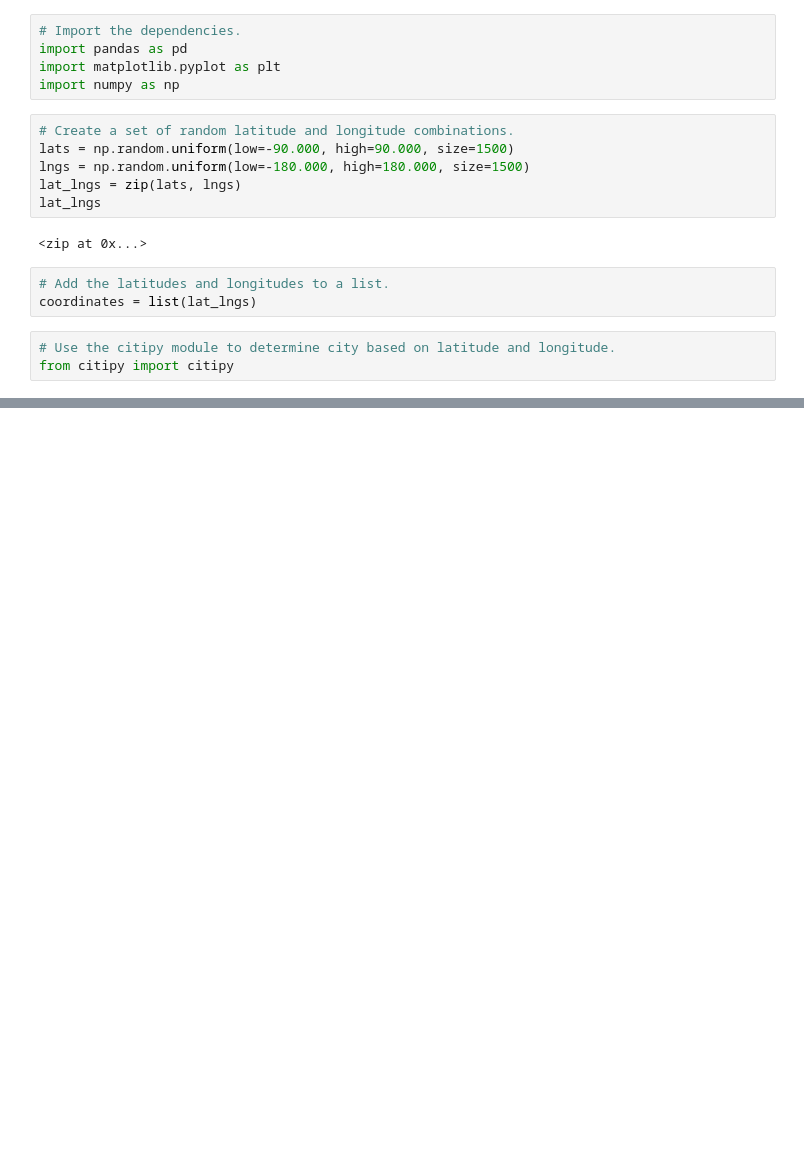
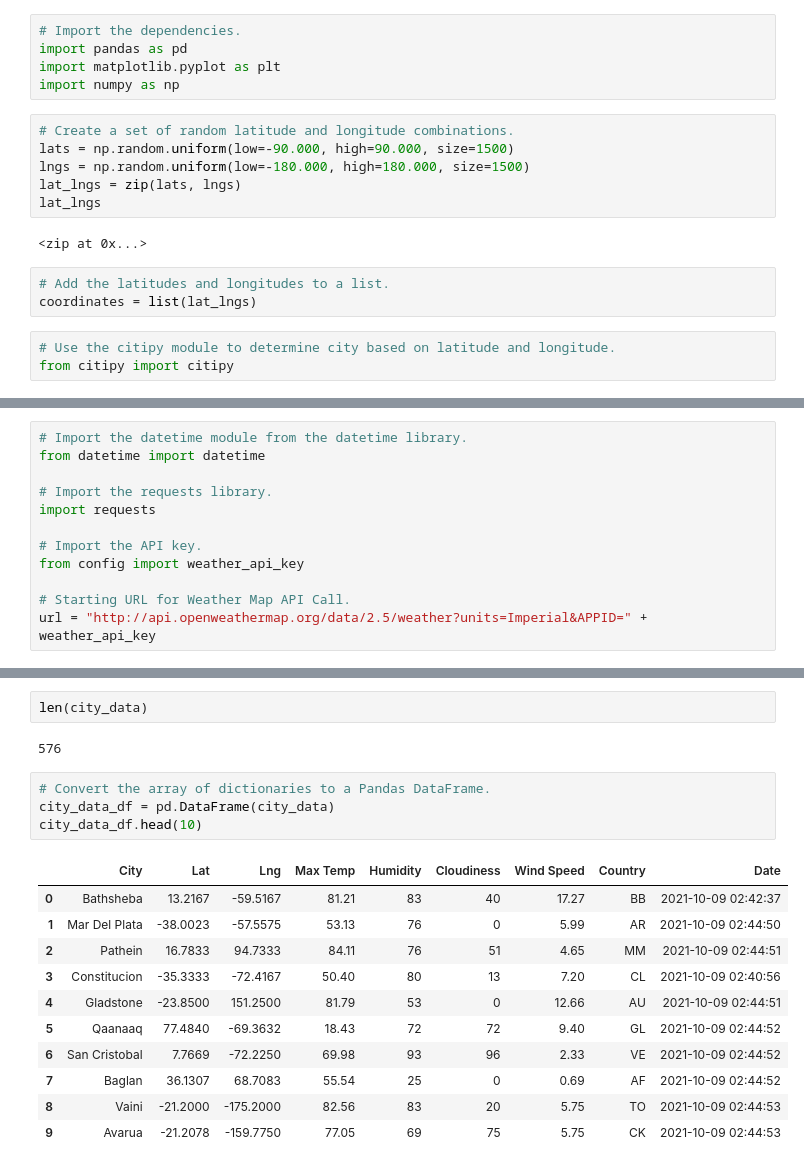
Before and after one commit to alfonsorf/World_Weather_Analysis, a Jupyter notebook: WeatherPy.ipynb, the cells around one changed output, grey strips where cells are left out. Cells and saved outputs as stored; diff of their text form; blank space fills up the shorter version.

Commit message:
Modifying .gitignore and adding WeatherPy file.

```diff
--- a/WeatherPy.ipynb
+++ b/WeatherPy.ipynb
@@ -33,0 +34,12 @@ len(cities)
+# %%
+# Import the datetime module from the datetime library.
+from datetime import datetime
+
+# Import the requests library.
+import requests
+
+# Import the API key.
+from config import weather_api_key
+
+# Starting URL for Weather Map API Call.
+url = "http://api.openweathermap.org/data/2.5/weather?units=Imperial&APPID=" + weather_api_key
@@ -33,0 +124,20 @@ len(cities)
+# %%
+len(city_data)
+# %% [output]
+576
+# %%
+# Convert the array of dictionaries to a Pandas DataFrame.
+city_data_df = pd.DataFrame(city_data)
+city_data_df.head(10)
+# %% [output]
+|  | City | Lat | Lng | Max Temp | Humidity | Cloudiness | Wind Speed | Country | Date |
+| 0 | Bathsheba | 13.2167 | -59.5167 | 81.21 | 83 | 40 | 17.27 | BB | 2021-10-09 02:42:37 |
+| 1 | Mar Del Plata | -38.0023 | -57.5575 | 53.13 | 76 | 0 | 5.99 | AR | 2021-10-09 02:44:50 |
+| 2 | Pathein | 16.7833 | 94.7333 | 84.11 | 76 | 51 | 4.65 | MM | 2021-10-09 02:44:51 |
+| 3 | Constitucion | -35.3333 | -72.4167 | 50.40 | 80 | 13 | 7.20 | CL | 2021-10-09 02:40:56 |
+| 4 | Gladstone | -23.8500 | 151.2500 | 81.79 | 53 | 0 | 12.66 | AU | 2021-10-09 02:44:51 |
+| 5 | Qaanaaq | 77.4840 | -69.3632 | 18.43 | 72 | 72 | 9.40 | GL | 2021-10-09 02:44:52 |
+| 6 | San Cristobal | 7.7669 | -72.2250 | 69.98 | 93 | 96 | 2.33 | VE | 2021-10-09 02:44:52 |
+| 7 | Baglan | 36.1307 | 68.7083 | 55.54 | 25 | 0 | 0.69 | AF | 2021-10-09 02:44:52 |
+| 8 | Vaini | -21.2000 | -175.2000 | 82.56 | 83 | 20 | 5.75 | TO | 2021-10-09 02:44:53 |
+| 9 | Avarua | -21.2078 | -159.7750 | 77.05 | 69 | 75 | 5.75 | CK | 2021-10-09 02:44:53 |
```
Also changed, not shown: parts of 4 cells of this notebook, 3 other files.
